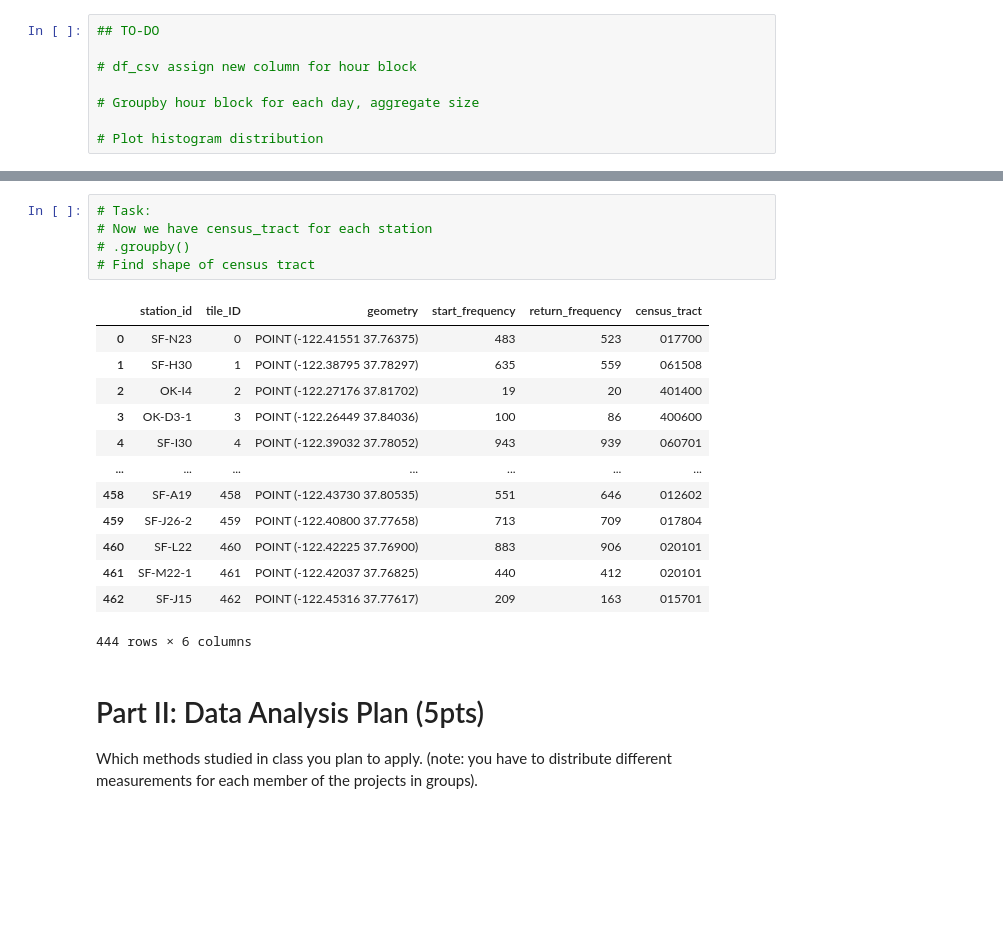
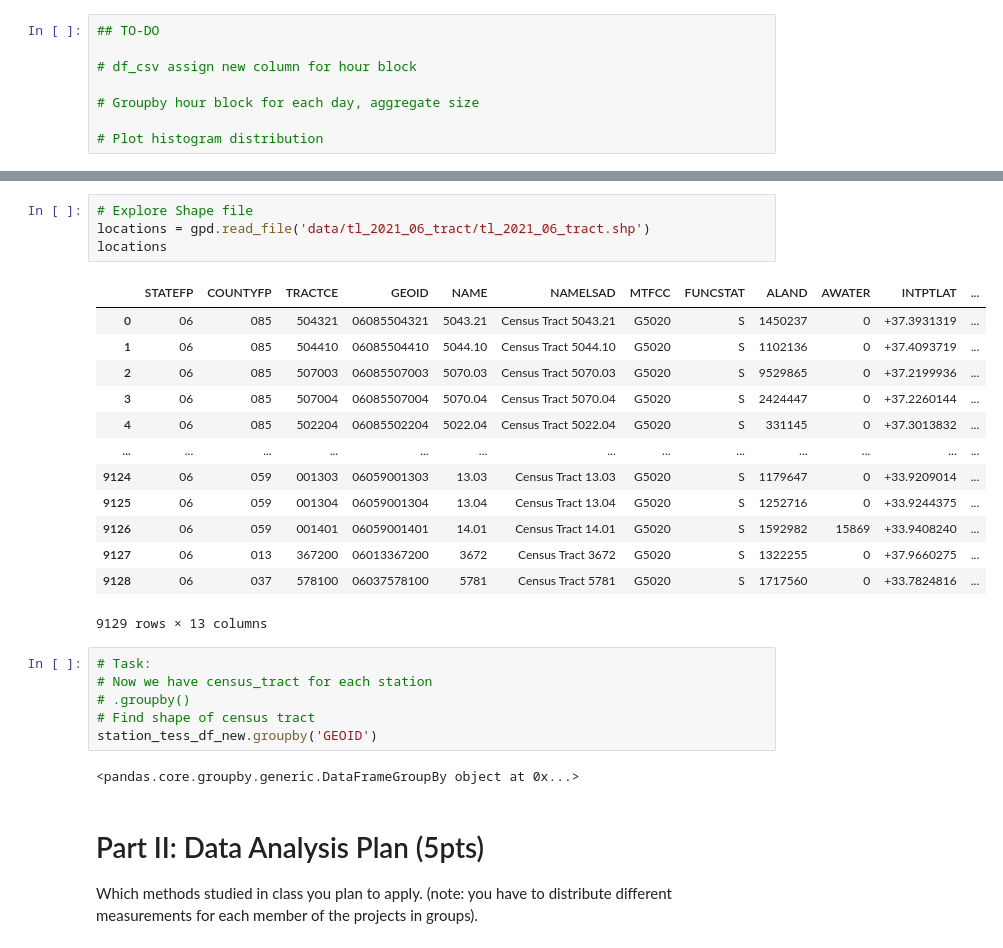
Before and after one commit to 6shun/Lyft-BayWheel, a Jupyter notebook: CE263_Project.ipynb, the cells around one changed output, grey strips where cells are left out. Drawn from its saved outputs; the diff is of its cells as text; blank space fills up the shorter version.

```diff
--- a/CE263_Project.ipynb
+++ b/CE263_Project.ipynb
@@ -477,22 +461,29 @@ station_tess_df_new
+# %%
+# Explore Shape file
+locations = gpd.read_file('data/tl_2021_06_tract/tl_2021_06_tract.shp')
+locations
+# %% [output]
+|  | STATEFP | COUNTYFP | TRACTCE | GEOID | NAME | NAMELSAD | MTFCC | FUNCSTAT | ALAND | AWATER | INTPTLAT | ... |
+| 0 | 06 | 085 | 504321 | 06085504321 | 5043.21 | Census Tract 5043.21 | G5020 | S | 1450237 | 0 | +37.3931319 | ... |
+| 1 | 06 | 085 | 504410 | 06085504410 | 5044.10 | Census Tract 5044.10 | G5020 | S | 1102136 | 0 | +37.4093719 | ... |
+| 2 | 06 | 085 | 507003 | 06085507003 | 5070.03 | Census Tract 5070.03 | G5020 | S | 9529865 | 0 | +37.2199936 | ... |
+| 3 | 06 | 085 | 507004 | 06085507004 | 5070.04 | Census Tract 5070.04 | G5020 | S | 2424447 | 0 | +37.2260144 | ... |
+| 4 | 06 | 085 | 502204 | 06085502204 | 5022.04 | Census Tract 5022.04 | G5020 | S | 331145 | 0 | +37.3013832 | ... |
+| ... | ... | ... | ... | ... | ... | ... | ... | ... | ... | ... | ... | ... |
+| 9124 | 06 | 059 | 001303 | 06059001303 | 13.03 | Census Tract 13.03 | G5020 | S | 1179647 | 0 | +33.9209014 | ... |
+| 9125 | 06 | 059 | 001304 | 06059001304 | 13.04 | Census Tract 13.04 | G5020 | S | 1252716 | 0 | +33.9244375 | ... |
+| 9126 | 06 | 059 | 001401 | 06059001401 | 14.01 | Census Tract 14.01 | G5020 | S | 1592982 | 15869 | +33.9408240 | ... |
+| 9127 | 06 | 013 | 367200 | 06013367200 | 3672 | Census Tract 3672 | G5020 | S | 1322255 | 0 | +37.9660275 | ... |
+| 9128 | 06 | 037 | 578100 | 06037578100 | 5781 | Census Tract 5781 | G5020 | S | 1717560 | 0 | +33.7824816 | ... |
+9129 rows × 13 columns
 # %%
 # Task:
 # Now we have census_tract for each station
 # .groupby()
 # Find shape of census tract
+station_tess_df_new.groupby('GEOID')
 # %% [output]
-|  | station_id | tile_ID | geometry | start_frequency | return_frequency | census_tract |
-| 0 | SF-N23 | 0 | POINT (-122.41551 37.76375) | 483 | 523 | 017700 |
-| 1 | SF-H30 | 1 | POINT (-122.38795 37.78297) | 635 | 559 | 061508 |
-| 2 | OK-I4 | 2 | POINT (-122.27176 37.81702) | 19 | 20 | 401400 |
-| 3 | OK-D3-1 | 3 | POINT (-122.26449 37.84036) | 100 | 86 | 400600 |
-| 4 | SF-I30 | 4 | POINT (-122.39032 37.78052) | 943 | 939 | 060701 |
-| ... | ... | ... | ... | ... | ... | ... |
-| 458 | SF-A19 | 458 | POINT (-122.43730 37.80535) | 551 | 646 | 012602 |
-| 459 | SF-J26-2 | 459 | POINT (-122.40800 37.77658) | 713 | 709 | 017804 |
-| 460 | SF-L22 | 460 | POINT (-122.42225 37.76900) | 883 | 906 | 020101 |
-| 461 | SF-M22-1 | 461 | POINT (-122.42037 37.76825) | 440 | 412 | 020101 |
-| 462 | SF-J15 | 462 | POINT (-122.45316 37.77617) | 209 | 163 | 015701 |
-444 rows × 6 columns
+<pandas.core.groupby.generic.DataFrameGroupBy object at 0x...>
 # %% [markdown]
 # Part II: Data Analysis Plan (5pts)
 Which methods studied in class you plan to apply. (note: you have to distribute different measurements for each member of the projects in groups).
```
Also changed, not shown: parts of 8 cells of this notebook, 10 other files.
